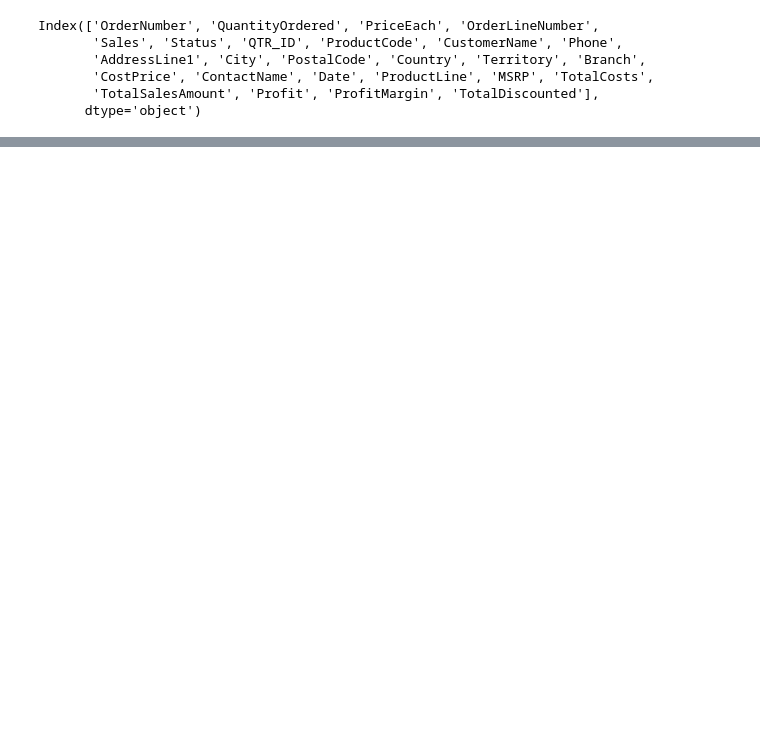
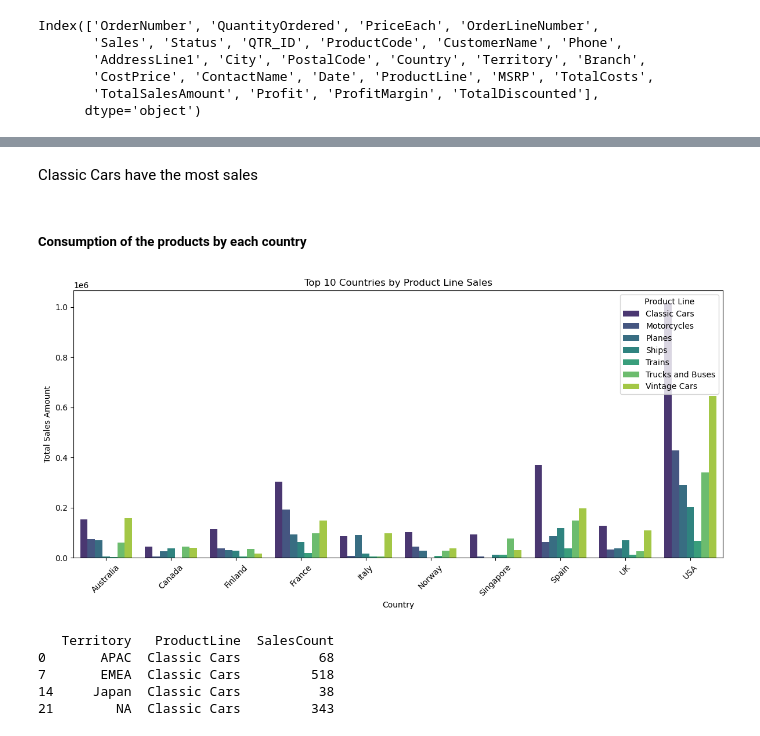
Before and after one commit to OjuokOchi/TOY-SALES-ANALYTICS, a Jupyter notebook: index.ipynb, the cells around one changed output, grey strips where cells are left out. Drawn from its saved outputs; the diff is of its cells as text; code cells hidden in the pictures; blank space fills up the shorter version.

```diff
--- a/index.ipynb
+++ b/index.ipynb
@@ -548,0 +605,37 @@ Index(['OrderNumber', 'QuantityOrdered', 'PriceEach', 'OrderLineNumber',
+# %% [markdown]
+Classic Cars have the most sales
+# %% [markdown]
+##### Consumption of the products by each country
+# %%
+country_product_sales = sales.groupby(['Country', 'ProductLine'])['TotalSalesAmount'].sum().reset_index()
+country_sales_total = country_product_sales.groupby('Country')['TotalSalesAmount'].sum()
+top_10_countries = country_sales_total.nlargest(10).index
+top_10_data = country_product_sales[country_product_sales['Country'].isin(top_10_countries)]
+
+#plot
+plt.figure(figsize=(12, 6))
+sns.barplot(data=top_10_data, x='Country', y='TotalSalesAmount', hue='ProductLine', palette='viridis')
+plt.title("Top 10 Countries by Product Line Sales")
+plt.xlabel("Country")
+plt.ylabel("Total Sales Amount")
+plt.xticks(rotation=45)
+plt.legend(title='Product Line')
+plt.tight_layout()
+plt.show()
+# %% [output]
+[figure, added]
+# %%
+# Group by 'Territory' and 'ProductCode', then count the sales
+territory_product_sales = sales.groupby(['Territory', 'ProductLine']).size().reset_index(name='SalesCount')
+
+# For each territory, get the product with the highest count
+top_products_by_territory = territory_product_sales.loc[territory_product_sales.groupby('Territory')['SalesCount'].idxmax()]
+
+# Display the results
+print(top_products_by_territory)
+# %% [output]
+   Territory   ProductLine  SalesCount
+0       APAC  Classic Cars          68
+7       EMEA  Classic Cars         518
+14     Japan  Classic Cars          38
+21        NA  Classic Cars         343
```
Also changed, not shown: parts of 42 cells of this notebook.
